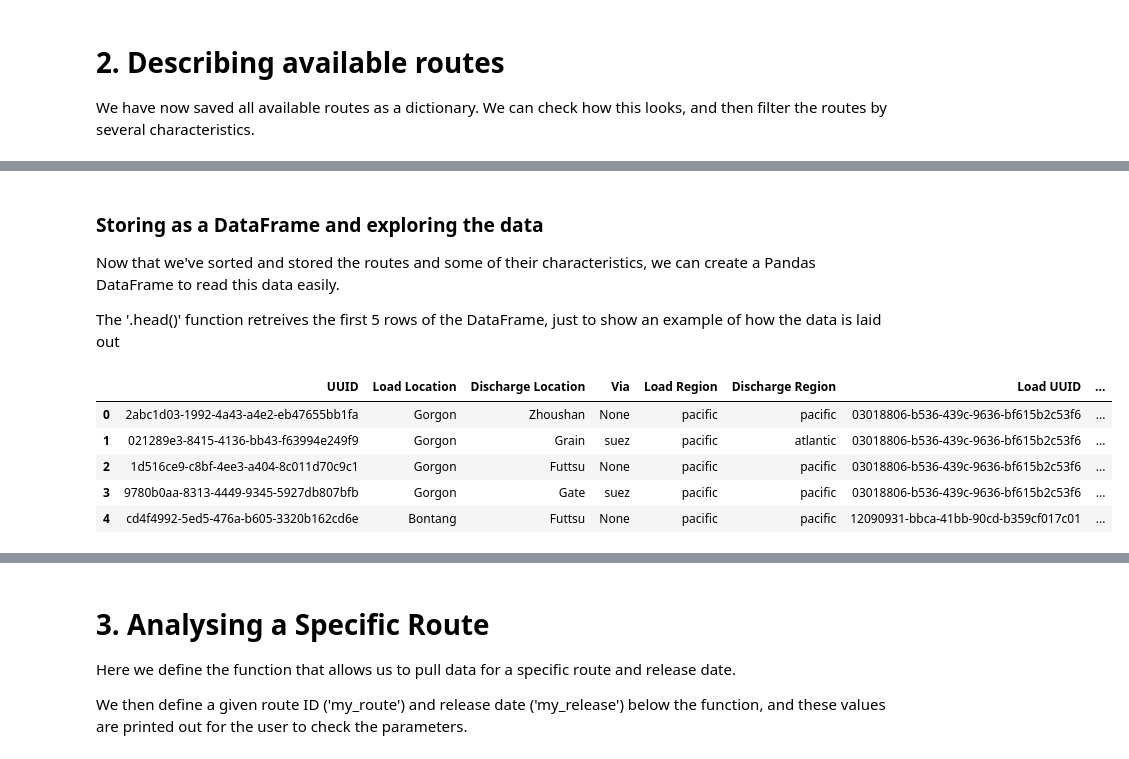
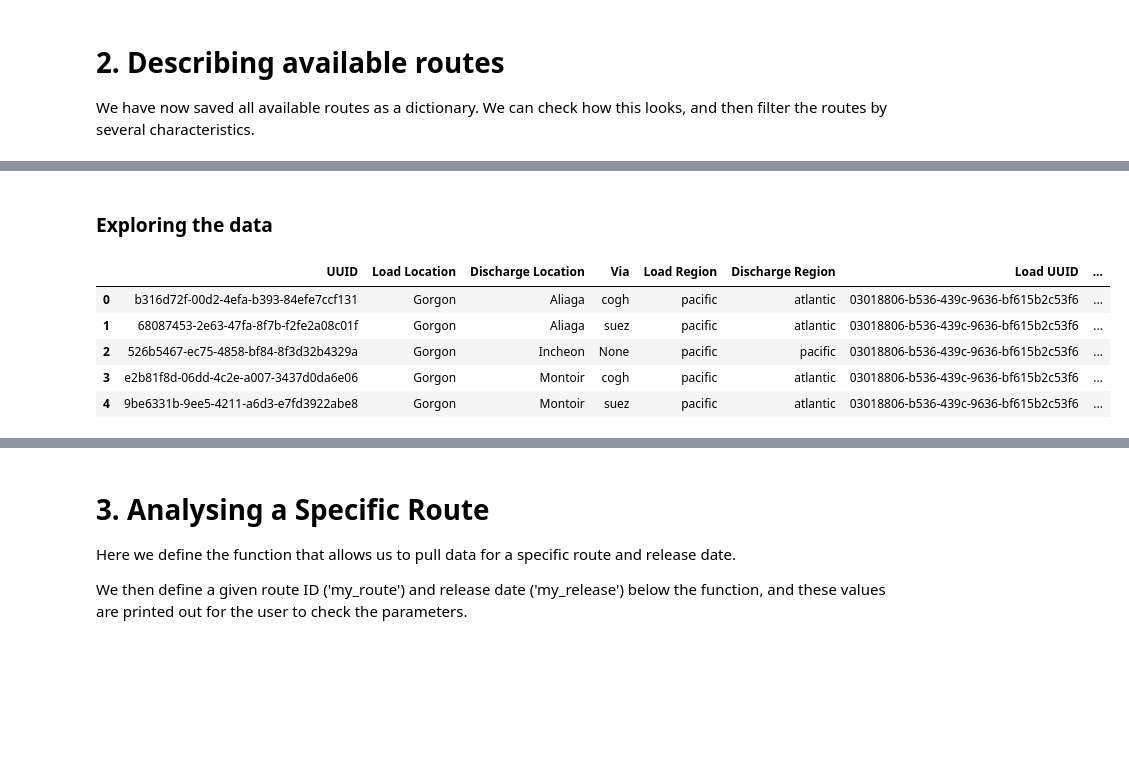
Before and after one commit to spark-commodities/api-code-samples, a Jupyter notebook: jupyter_notebooks/spark_api_freight_routes_example.ipynb, the cells around one changed output, grey strips where cells are left out. Cells and saved outputs as stored; diff of their text form; code cells hidden in the pictures; blank space fills up the shorter version.

```diff
--- a/jupyter_notebooks/spark_api_freight_routes_example.ipynb
+++ b/jupyter_notebooks/spark_api_freight_routes_example.ipynb
@@ -174,9 +192,12 @@ __uri="/v1.0/routes/"__
 
 This is to query shipping route data specifically. Other data products (such as price releases) require different URL's in the fetch request (refer to other Python API examples).
 # %%
+## Define function for listing routes from API
 def list_routes(access_token):
     """
     Fetch available routes. Return route ids and Spark price release dates.
+
+    The URI used returns a list of all available Spark routes. With these routes, we can find the price breakdown of a specific route.
 
     # Procedure:
 
@@ -288,30 +292,14 @@ print(len(discharge_region))
 # %% [markdown]
-### Storing as a DataFrame and exploring the data
-
-Now that we've sorted and stored the routes and some of their characteristics, we can create a Pandas DataFrame to read this data easily.
-
-The '.head()' function retreives the first 5 rows of the DataFrame, just to show an example of how the data is laid out
+### Exploring the data
 # %%
-import pandas as pd
-
-route_df = pd.DataFrame(
-    {
-        "UUID": primary_uuid,
-        "Load Location": load_port,
-        "Discharge Location": discharge_port,
-        "Via": via_list,
-        "Load Region": load_region,
-        "Discharge Region": discharge_region,
-        "Load UUID": load_uuid,
-        "Discharge UUID": discharge_uuid,
-    }
-)
+## We use the stored route characteristics to create the dataframe
+route_df = check_and_store_characteristics(dicto1)
 
 route_df.head()
 # %% [output]
 |  | UUID | Load Location | Discharge Location | Via | Load Region | Discharge Region | Load UUID | ... |
-| 0 | 2abc1d03-1992-4a43-a4e2-eb47655bb1fa | Gorgon | Zhoushan | None | pacific | pacific | 03018806-b536-439c-9636-bf615b2c53f6 | ... |
-| 1 | 021289e3-8415-4136-bb43-f63994e249f9 | Gorgon | Grain | suez | pacific | atlantic | 03018806-b536-439c-9636-bf615b2c53f6 | ... |
-| 2 | 1d516ce9-c8bf-4ee3-a404-8c011d70c9c1 | Gorgon | Futtsu | None | pacific | pacific | 03018806-b536-439c-9636-bf615b2c53f6 | ... |
-| 3 | 9780b0aa-8313-4449-9345-5927db807bfb | Gorgon | Gate | suez | pacific | pacific | 03018806-b536-439c-9636-bf615b2c53f6 | ... |
-| 4 | cd4f4992-5ed5-476a-b605-3320b162cd6e | Bontang | Futtsu | None | pacific | pacific | 12090931-bbca-41bb-90cd-b359cf017c01 | ... |
+| 0 | b316d72f-00d2-4efa-b393-84efe7ccf131 | Gorgon | Aliaga | cogh | pacific | atlantic | 03018806-b536-439c-9636-bf615b2c53f6 | ... |
+| 1 | 68087453-2e63-47fa-8f7b-f2fe2a08c01f | Gorgon | Aliaga | suez | pacific | atlantic | 03018806-b536-439c-9636-bf615b2c53f6 | ... |
+| 2 | 526b5467-ec75-4858-bf84-8f3d32b4329a | Gorgon | Incheon | None | pacific | pacific | 03018806-b536-439c-9636-bf615b2c53f6 | ... |
+| 3 | e2b81f8d-06dd-4c2e-a007-3437d0da6e06 | Gorgon | Montoir | cogh | pacific | atlantic | 03018806-b536-439c-9636-bf615b2c53f6 | ... |
+| 4 | 9be6331b-9ee5-4211-a6d3-e7fd3922abe8 | Gorgon | Montoir | suez | pacific | atlantic | 03018806-b536-439c-9636-bf615b2c53f6 | ... |
```
Also changed, not shown: parts of 31 cells of this notebook, 4 other files.
